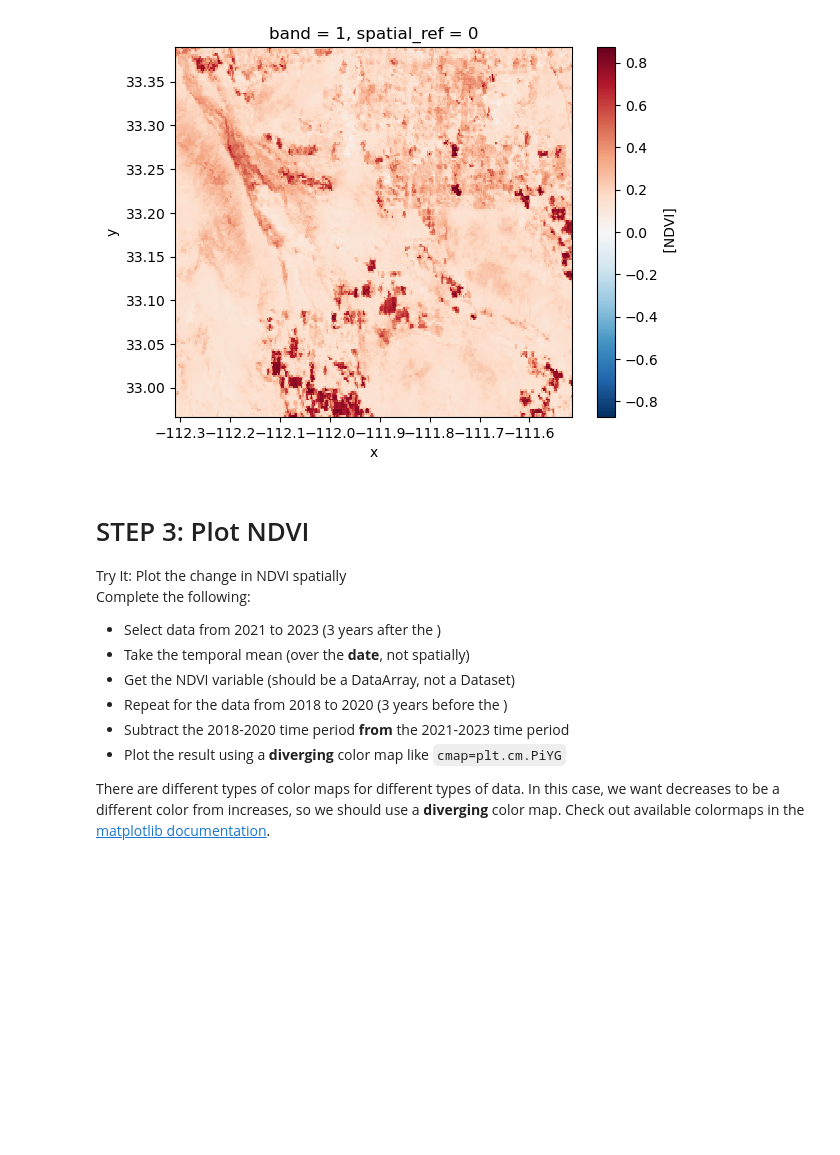
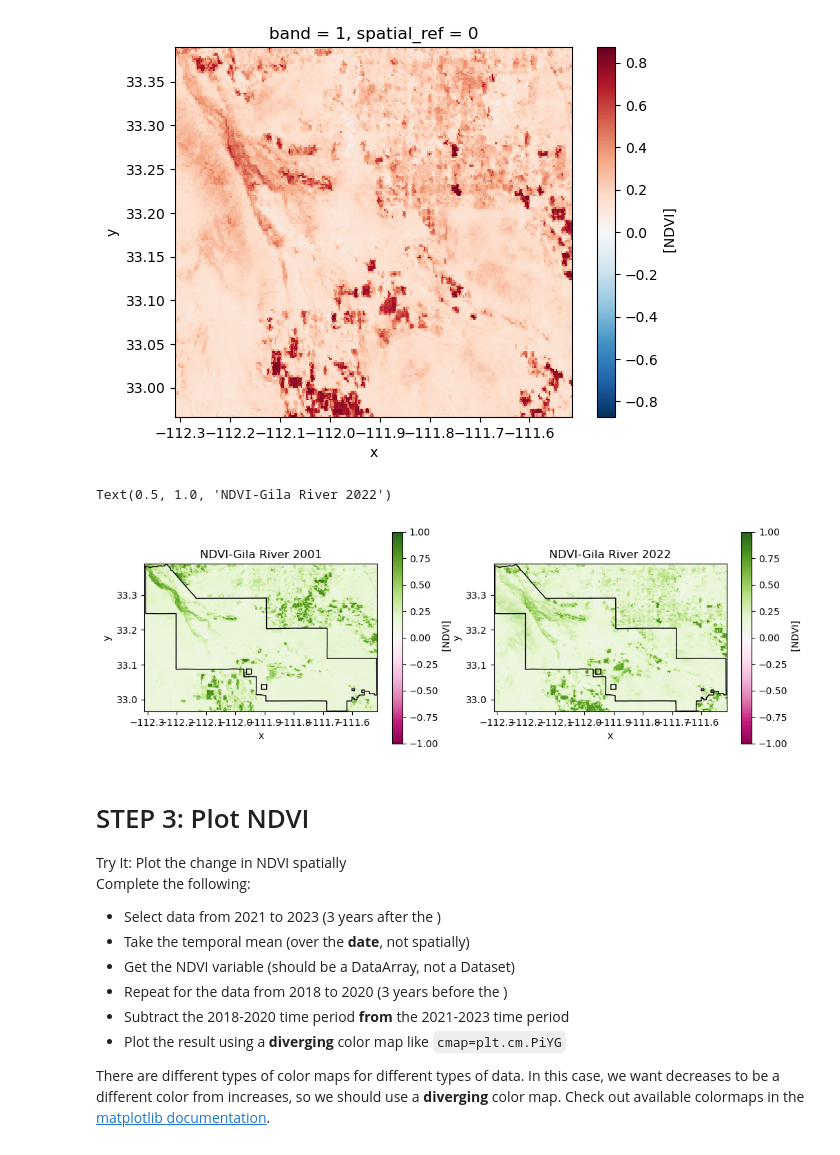
Before and after one commit to earthlab-education/04-vegetation-ryme1295, a Jupyter notebook: notebooks/vegetation-03-plot.ipynb, the cells around one changed output. Saved outputs shown, nothing was run; the diff lists cells and outputs as text; code cells hidden in the pictures; blank space fills up the shorter version.

```diff
--- a/notebooks/vegetation-03-plot.ipynb
+++ b/notebooks/vegetation-03-plot.ipynb
@@ -105,6 +111,25 @@ rxr.open_rasterio(ndvi_paths[-1], mask_and_scale=True).squeeze().plot()
 # %% [output]
 <matplotlib.collections.QuadMesh at 0x...>
 [figure]
+# %%
+### plot first and last image side-my-side for comparison
+recent_ndvi= rxr.open_rasterio(ndvi_paths[-1], mask_and_scale=True).squeeze()
+old_ndvi= rxr.open_rasterio(ndvi_paths[0], mask_and_scale=True).squeeze()
+
+### creat sid by side-by-side subplots
+fig, axes = plt.subplots(1 , 2, figsize=(12, 4))
+
+### plot each in thier own axes
+old_ndvi.plot(ax=axes[0], cmap=plt.cm.PiYG, vmin=-1, vmax=1)
+boundary_gdf.plot(ax=axes[0], edgecolor='black', facecolor='none', linewidth=1)
+axes[0].set_title("NDVI-Gila River 2001")
+
+recent_ndvi.plot(ax=axes[1], cmap=plt.cm.PiYG, vmin=-1, vmax=1)
+boundary_gdf.plot(ax=axes[1], edgecolor='black', facecolor='none', linewidth=1)
+axes[1].set_title("NDVI-Gila River 2022")
+# %% [output]
+Text(0.5, 1.0, 'NDVI-Gila River 2022')
+[figure, added]
 # %% [markdown]
 # STEP 3: Plot NDVI
 
```
Also changed, not shown: parts of 3 cells of this notebook.
